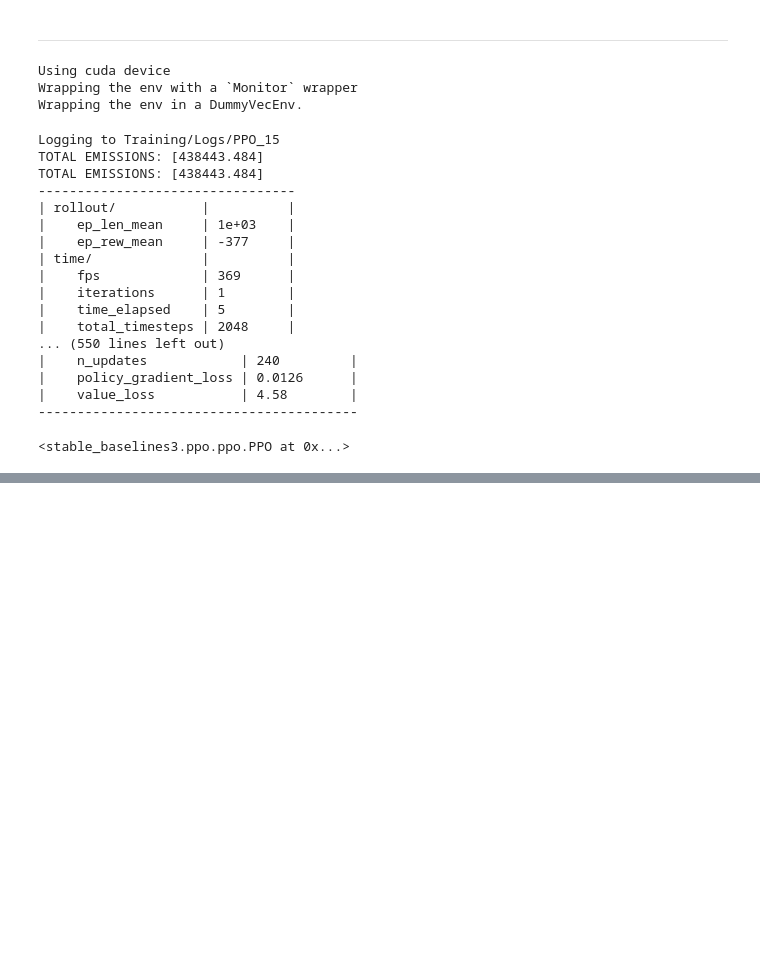
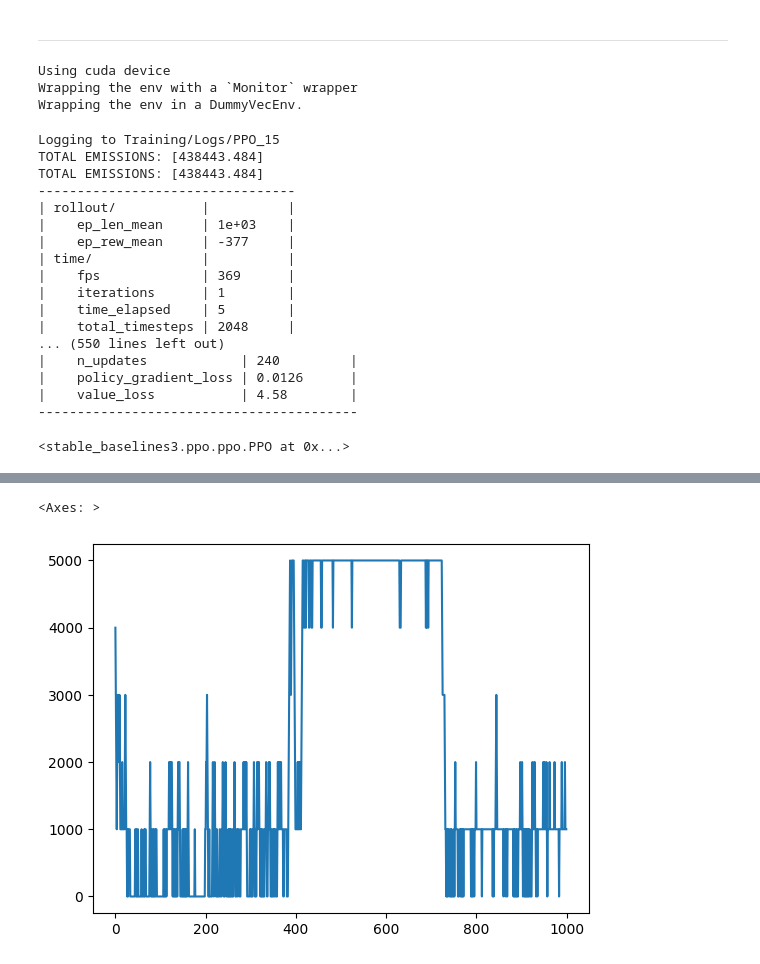
Before and after one commit to DogariuMatei/Bachelor-Thesis, a Jupyter notebook: RL CO2 Minimization Model.ipynb, the cells around one changed output, grey strips where cells are left out. Saved outputs shown, nothing was run; the diff lists cells and outputs as text; code cells hidden in the pictures; blank space fills up the shorter version.

```diff
--- a/RL CO2 Minimization Model.ipynb
+++ b/RL CO2 Minimization Model.ipynb
@@ -345,0 +413,7 @@ ser.plot()
+# %%
+my_list = map(lambda x: x[0], evaluation_data["battery_level"])
+ser = pd.Series(my_list)
+ser.plot()
+# %% [output]
+<Axes: >
+[figure, added]
```
Also changed, not shown: parts of 17 cells of this notebook, 4 other files.
